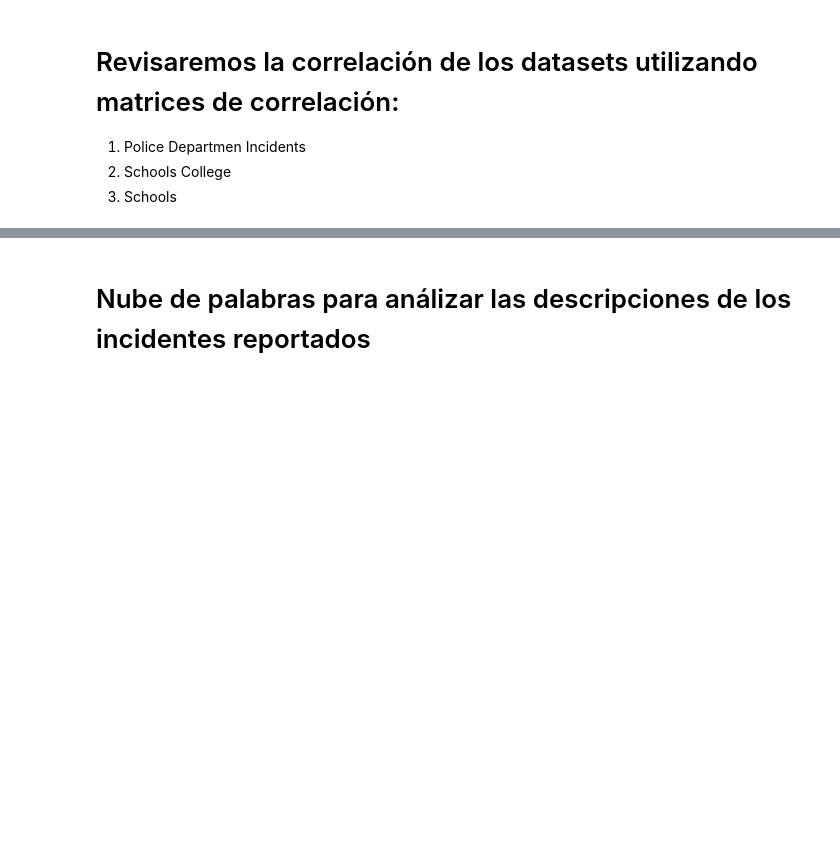
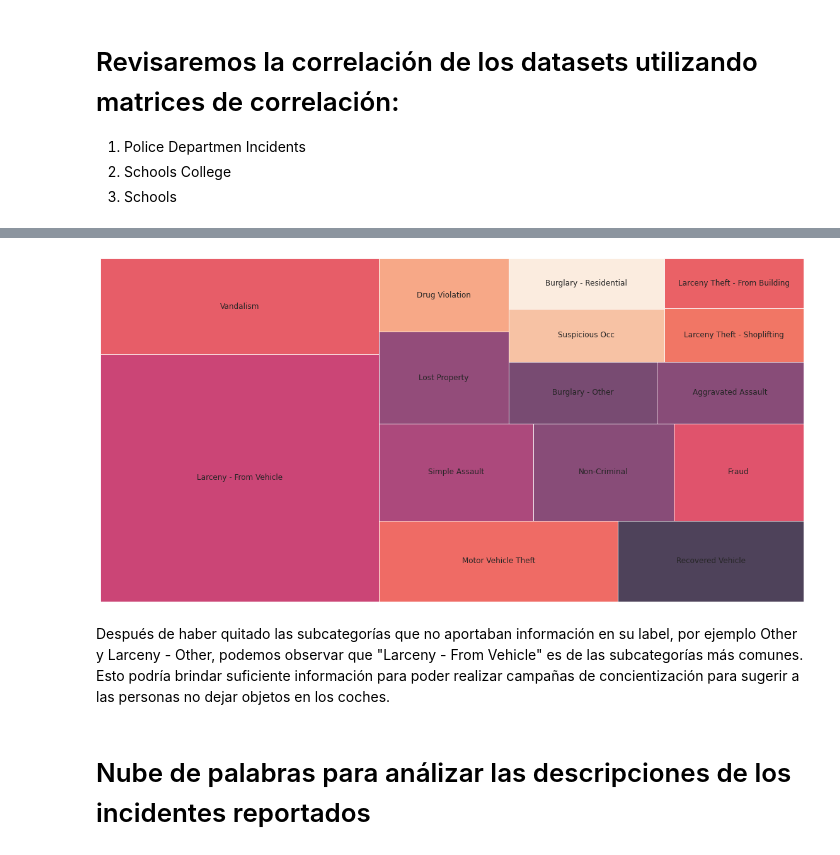
Before and after one commit to luperezsal/Batman, a Jupyter notebook: batman.ipynb, the cells around one changed output, grey strips where cells are left out. Drawn from its saved outputs; the diff is of its cells as text; code cells hidden in the pictures; blank space fills up the shorter version.

```diff
--- a/batman.ipynb
+++ b/batman.ipynb
@@ -275,3 +437,14 @@ plt.show()
+# %%
+incidents_category = incidents_df[~incidents_df['Incident Subcategory'].isin(['Other','Larceny Theft - Other'])]['Incident Subcategory'].value_counts()[:15].copy()
+
+plt.figure(figsize=(20,10))
+squarify.plot(sizes=incidents_category.values, label=incidents_category.index, alpha=.8)
+plt.axis('off')
+plt.show()
+# %% [output]
+[figure, added]
+# %% [markdown]
+Después de haber quitado las subcategorías que no aportaban información en su label, por ejemplo Other y Larceny - Other, podemos observar que "Larceny - From Vehicle" es de las subcategorías más comunes. Esto podría brindar suficiente información para poder realizar campañas de concientización para sugerir a las personas no dejar objetos en los coches.
 # %% [markdown]
 # Nube de palabras para análizar las descripciones de los incidentes reportados
 # %%
```
Also changed, not shown: parts of 36 cells of this notebook.
